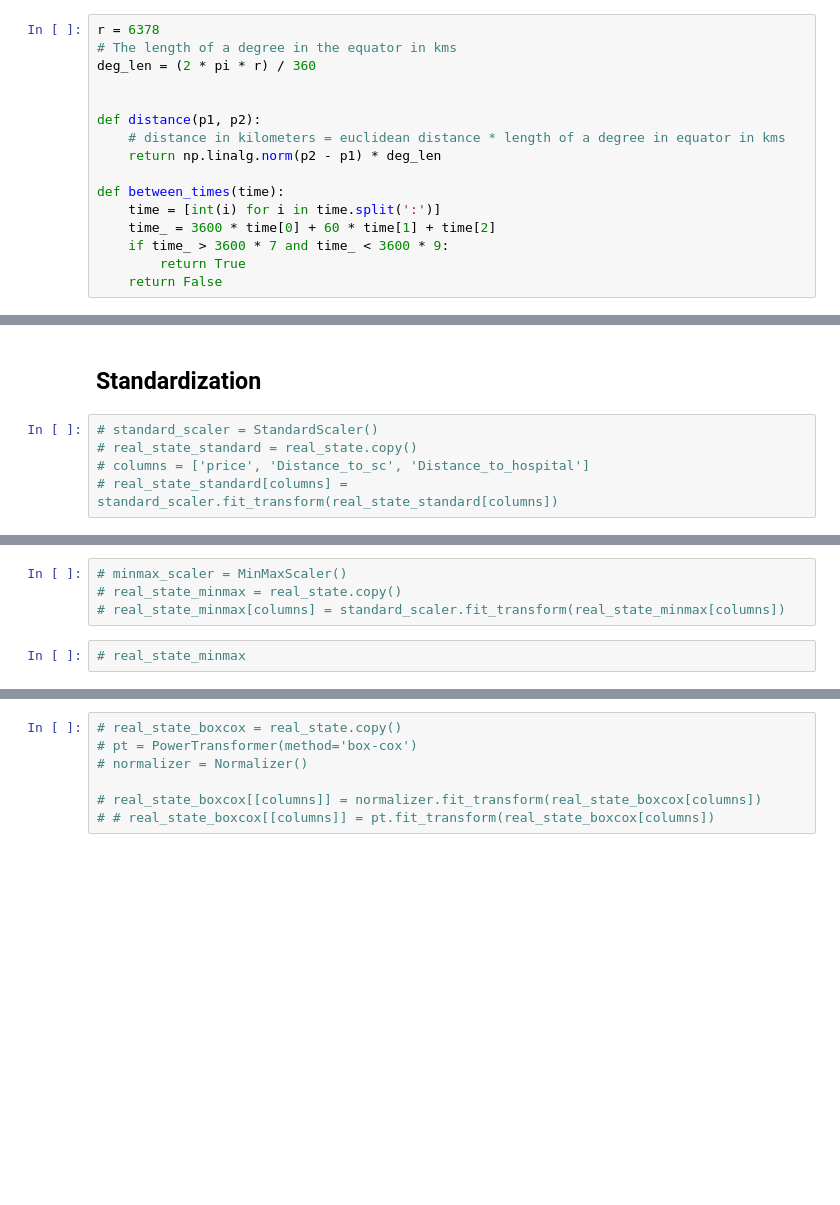
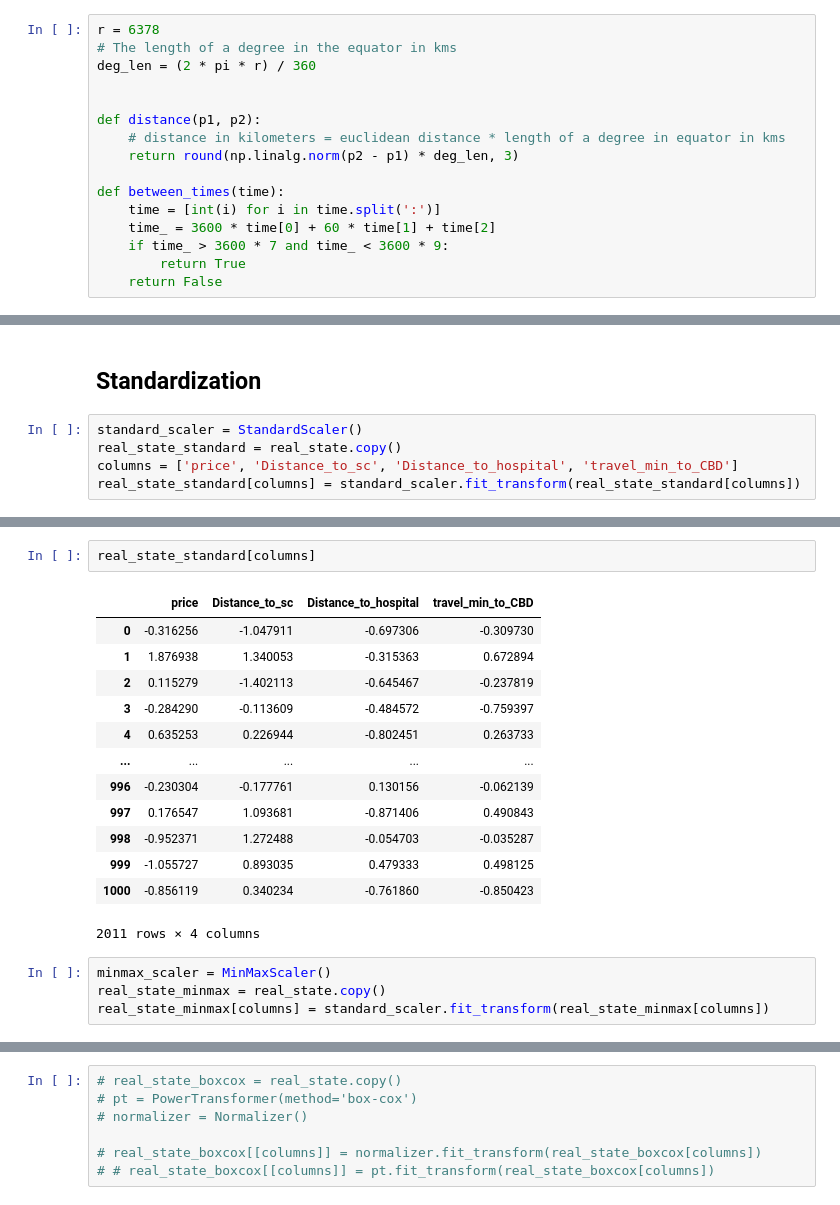
Before and after one commit to saiashirwad/ishan_dw, a Jupyter notebook: A3/A3.ipynb, the cells around one changed output, grey strips where cells are left out. Cells and saved outputs as stored; diff of their text form; blank space fills up the shorter version.

```diff
--- a/A3/A3.ipynb
+++ b/A3/A3.ipynb
@@ -31,7 +29,7 @@ deg_len = (2 * pi * r) / 360
 
 def distance(p1, p2):
     # distance in kilometers = euclidean distance * length of a degree in equator in kms
-    return np.linalg.norm(p2 - p1) * deg_len
+    return round(np.linalg.norm(p2 - p1) * deg_len, 3)
 
 def between_times(time):
     time = [int(i) for i in time.split(':')]
@@ -319,7 +343,7 @@ real_state
 # %% [markdown]
 ## Standardization
 # %%
-# standard_scaler = StandardScaler()
-# real_state_standard = real_state.copy()
-# columns = ['price', 'Distance_to_sc', 'Distance_to_hospital']
-# real_state_standard[columns] = standard_scaler.fit_transform(real_state_standard[columns])
+standard_scaler = StandardScaler()
+real_state_standard = real_state.copy()
+columns = ['price', 'Distance_to_sc', 'Distance_to_hospital', 'travel_min_to_CBD']
+real_state_standard[columns] = standard_scaler.fit_transform(real_state_standard[columns])
@@ -328,6 +362,20 @@ real_state
+# %%
+real_state_standard[columns]
+# %% [output]
+|  | price | Distance_to_sc | Distance_to_hospital | travel_min_to_CBD |
+| 0 | -0.316256 | -1.047911 | -0.697306 | -0.309730 |
+| 1 | 1.876938 | 1.340053 | -0.315363 | 0.672894 |
+| 2 | 0.115279 | -1.402113 | -0.645467 | -0.237819 |
+| 3 | -0.284290 | -0.113609 | -0.484572 | -0.759397 |
+| 4 | 0.635253 | 0.226944 | -0.802451 | 0.263733 |
+| ... | ... | ... | ... | ... |
+| 996 | -0.230304 | -0.177761 | 0.130156 | -0.062139 |
+| 997 | 0.176547 | 1.093681 | -0.871406 | 0.490843 |
+| 998 | -0.952371 | 1.272488 | -0.054703 | -0.035287 |
+| 999 | -1.055727 | 0.893035 | 0.479333 | 0.498125 |
+| 1000 | -0.856119 | 0.340234 | -0.761860 | -0.850423 |
+2011 rows × 4 columns
 # %%
-# minmax_scaler = MinMaxScaler()
-# real_state_minmax = real_state.copy()
-# real_state_minmax[columns] = standard_scaler.fit_transform(real_state_minmax[columns])
+minmax_scaler = MinMaxScaler()
+real_state_minmax = real_state.copy()
+real_state_minmax[columns] = standard_scaler.fit_transform(real_state_minmax[columns])
-# %%
-# real_state_minmax
```
Also changed, not shown: parts of 21 cells of this notebook, 2 other files.
